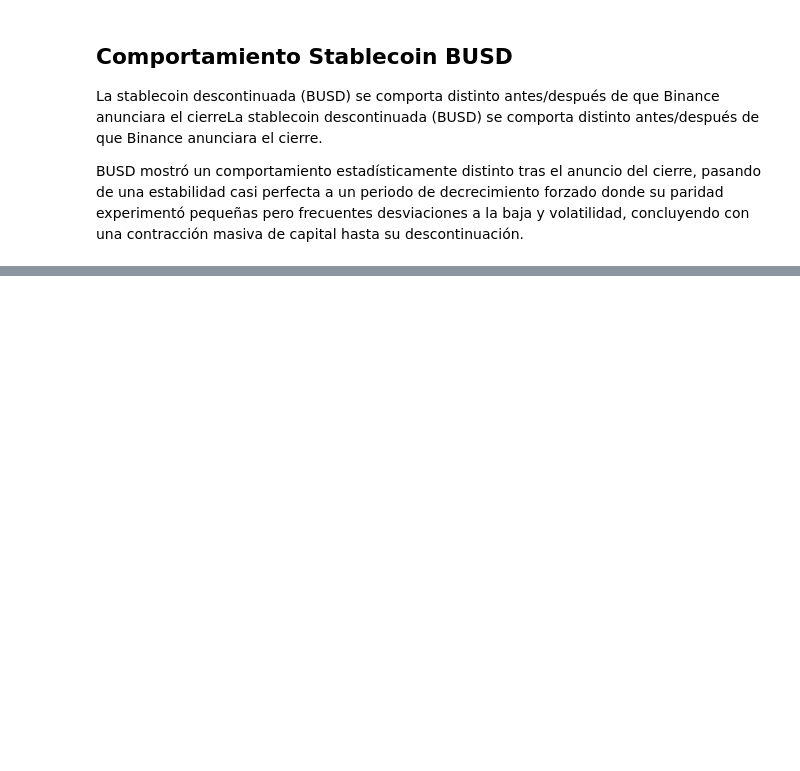
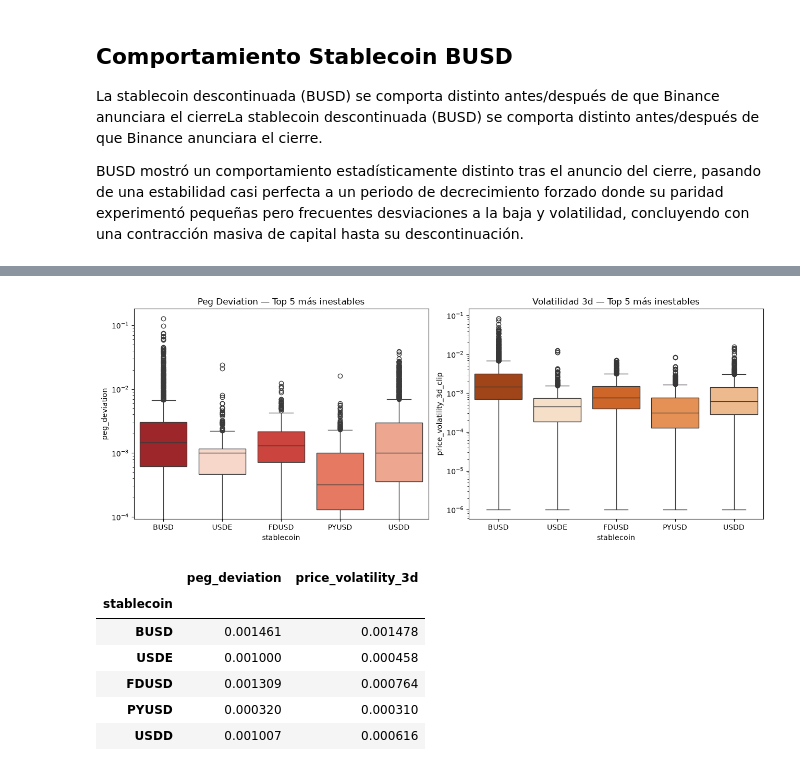
Before and after one commit to Bootcamp-DA-P2/criptoradar, a Jupyter notebook: notebooks/EDA.ipynb, the cells around one changed output, grey strips where cells are left out. Cells and saved outputs as stored; diff of their text form; code cells hidden in the pictures; blank space fills up the shorter version.

```diff
--- a/notebooks/EDA.ipynb
+++ b/notebooks/EDA.ipynb
@@ -407,12 +410,11 @@ plt.show()
 plt.style.use('dark_background')
 fig, axes = plt.subplots(1, 2, figsize=(16, 6), gridspec_kw={'width_ratios': [1.3, 1]})
 
-# 2. Cargar los datos directamente desde tu archivo CSV
-# CAMBIA ESTA RUTA por la de tu archivo (por ejemplo: 'data/historico_stablecoins.csv')
-df_global = pd.read_csv("../data/clean/datos_preprocesados_clean.csv")
+# 2. Reutilizamos df_stable (ya cargado desde MySQL más arriba) para mantener
+# una única fuente de datos en todo el notebook.
 
 # Filtrar para quedarnos únicamente con BUSD
-df_busd = df_global[df_global['stablecoin'] == 'BUSD'].copy()
+df_busd = df_stable[df_stable['stablecoin'] == 'BUSD'].copy()
 
 # Convertir la columna de fecha a formato datetime y ordenar
 df_busd['datetime'] = pd.to_datetime(df_busd['datetime'])
@@ -478,6 +480,8 @@ ax2.grid(True, alpha=0.1)
 
 plt.tight_layout()
 plt.show()
+
+plt.style.use('default')
 # %% [output]
 [figure]
 # %% [markdown]
@@ -509,0 +576,15 @@ Impacto Stable -> Cripto (¿Depeg hoy predice volatilidad BTC mañana?): 0.0222
+# %%
+# --- Selección de subgrupos ---
+
+# Pregunta A: top 5 solo por nº de alertas (las que MÁS dan guerra en la práctica)
+top5_A = df_criterio.sort_values("n_alertas", ascending=False).head(5).index.tolist()
+
+# Pregunta B: ancla del Nivel 1 (USDT) + Nivel 2 relevante (USDE) + las 3 más problemáticas del Nivel 3
+top5_B = (
+    ["USDT", "USDE"] +
+    df_criterio.loc[df_criterio["nivel"] == "3_Riesgo"]
+               .sort_values("n_alertas", ascending=False).head(3).index.tolist()
+)
+
+print("Top 5 — Pregunta A (más inestables):", top5_A)
+print("Top 5 — Pregunta B (riesgo vs. ancla):", top5_B)
@@ -509,0 +598,27 @@ Impacto Stable -> Cripto (¿Depeg hoy predice volatilidad BTC mañana?): 0.0222
+# %%
+df_A = df_stable[df_stable["stablecoin"].isin(top5_A)].copy()
+df_A["price_volatility_3d_clip"] = df_A["price_volatility_3d"].clip(lower=1e-6)  # evita el piso de ruido flotante en 0
+
+fig, axes = plt.subplots(1, 2, figsize=(13, 5))
+sns.boxplot(data=df_A, x="stablecoin", y="peg_deviation", order=top5_A,
+            hue="stablecoin", palette="Reds_r", legend=False, ax=axes[0])
+axes[0].set_yscale("log")
+axes[0].set_title("Peg Deviation — Top 5 más inestables")
+
+sns.boxplot(data=df_A, x="stablecoin", y="price_volatility_3d_clip", order=top5_A,
+            hue="stablecoin", palette="Oranges_r", legend=False, ax=axes[1])
+axes[1].set_yscale("log")
+axes[1].set_title("Volatilidad 3d — Top 5 más inestables")
+plt.tight_layout()
+plt.show()
+
+df_A.groupby("stablecoin")[["peg_deviation", "price_volatility_3d"]].median().reindex(top5_A)
+# %% [output]
+[figure, added]
+|  | peg_deviation | price_volatility_3d |
+| stablecoin |  |  |
+| BUSD | 0.001461 | 0.001478 |
+| USDE | 0.001000 | 0.000458 |
+| FDUSD | 0.001309 | 0.000764 |
+| PYUSD | 0.000320 | 0.000310 |
+| USDD | 0.001007 | 0.000616 |
```
Also changed, not shown: parts of 20 cells of this notebook.
